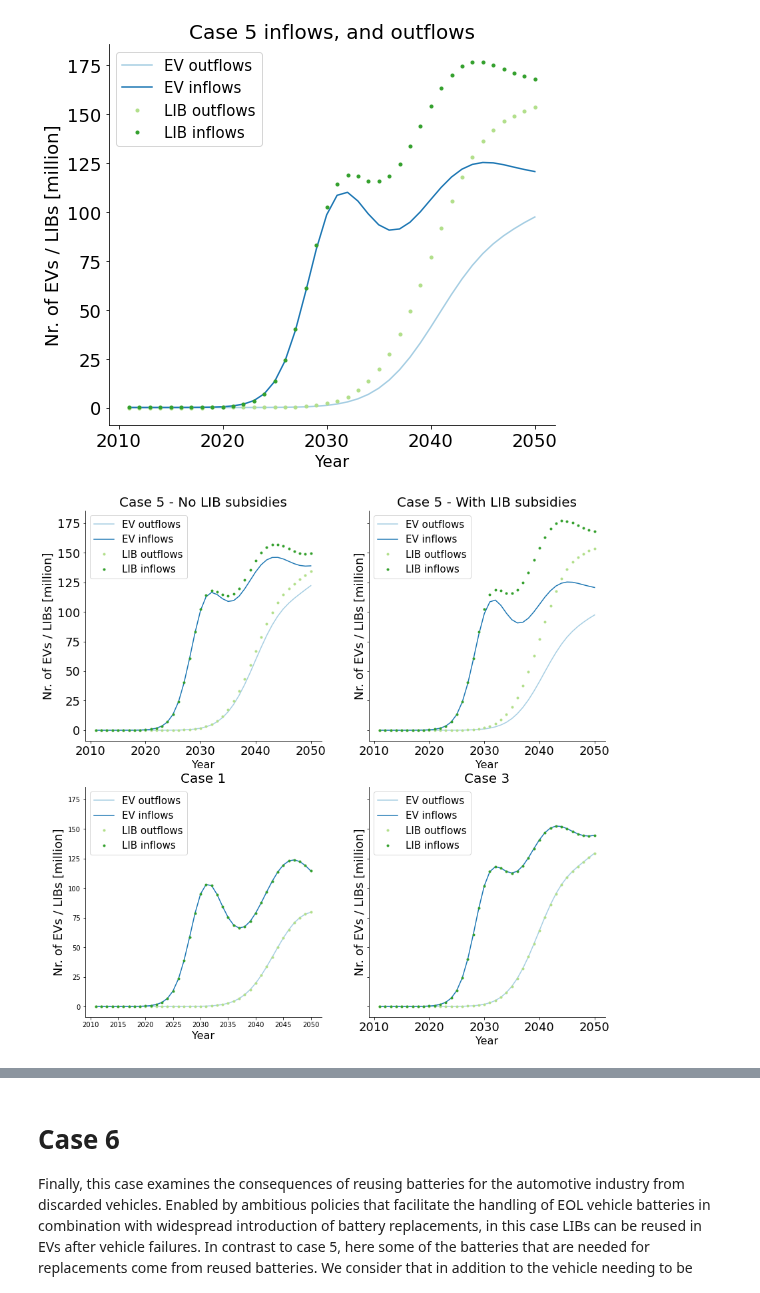
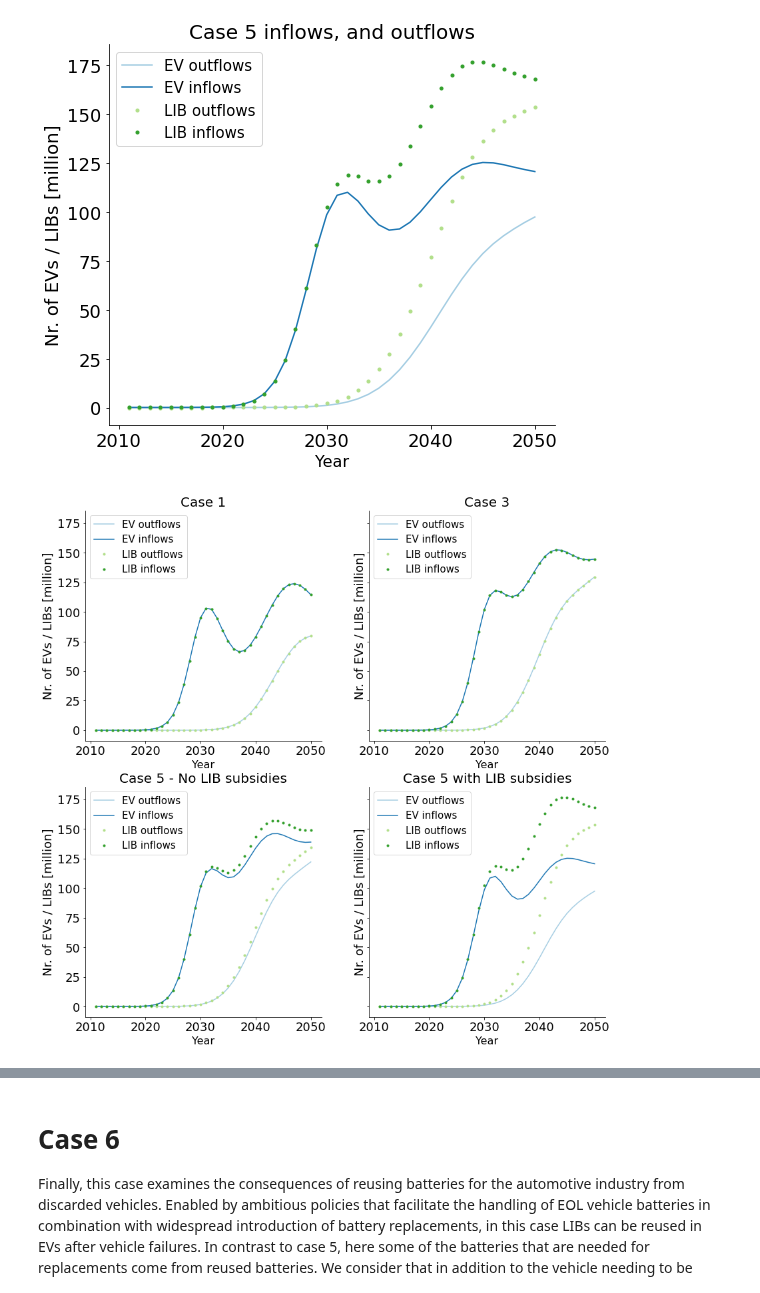
Before and after one commit to fernaag/product_component_model, a Jupyter notebook: case_study.ipynb, the cells around one changed output, grey strips where cells are left out. Cells and saved outputs as stored; diff of their text form; code cells hidden in the pictures.

Commit message:
fixed error case 6

```diff
--- a/case_study.ipynb
+++ b/case_study.ipynb
@@ -324,16 +324,20 @@ ax.tick_params(axis='both', which='major', labelsize=18)
 # %% [output]
 [figure]
 # %%
-replacement_coeff = 0.1
+## Compute model without replacements as in case 1
+# Define pcm
 Model = pcm.ProductComponentModel(t=time, s_pr=data, lt_pr={'Type': 'Normal', 'Mean': lt_pr, 'StdDev': sd_pr}, \
-        lt_cm={'Type': 'Normal', 'Mean': lt_cm, 'StdDev': sd_cm}, replacement_coeff=replacement_coeff)
-Model.case_5()
+        lt_cm={'Type': 'Normal', 'Mean': lt_cm, 'StdDev': sd_cm})
+Model.case_1()
 
 # Since we are using the total stock as a driver, we need to multiply the results with the BEV penetration shares
 Model.oc_pr = np.einsum('tc,c->tc', Model.oc_pr, shares.Share.values)
 Model.oc_cm = np.einsum('tc,c->tc', Model.oc_cm, shares.Share.values)
 Model.i_pr = Model.i_pr * shares.Share.values
 Model.i_cm = Model.i_cm * shares.Share.values
+
+
+
 
 fig, ax = plt.subplots(2,2, figsize=(14,14), sharey=True)
 ax[0,0].set_prop_cycle(custom_cycler)
@@ -349,18 +353,20 @@ right_side.set_visible(False)
 top = ax[0,0].spines["top"]
 top.set_visible(False)
 ax[0,0].legend(loc='upper left',prop={'size':15})
-ax[0,0].set_title('Case 5 - No LIB subsidies', fontsize=20)
+ax[0,0].set_title('Case 1', fontsize=20)
 ax[0,0].set_xlabel('Year',fontsize =16)
 #ax.set_ylim([0,5])
 ax[0,0].tick_params(axis='both', which='major', labelsize=18)
 
-## Compute model with subsidies
-# Define amount of time that the battery should still be useful for
-replacement_coeff = 0.5
+
+
+
+## Compute model without replacements as in case 3
 # Define pcm
 Model = pcm.ProductComponentModel(t=time, s_pr=data, lt_pr={'Type': 'Normal', 'Mean': lt_pr, 'StdDev': sd_pr}, \
-        lt_cm={'Type': 'Normal', 'Mean': lt_cm, 'StdDev': sd_cm}, replacement_coeff=replacement_coeff)
-Model.case_5()
+        lt_cm={'Type': 'Normal', 'Mean': lt_cm, 'StdDev': sd_cm})
+
+Model.case_3()
 
 # Since we are using the total stock as a driver, we need to multiply the results with the BEV penetration shares
 Model.oc_pr = np.einsum('tc,c->tc', Model.oc_pr, shares.Share.values)
@@ -381,16 +387,21 @@ right_side.set_visible(False)
 top = ax[0,1].spines["top"]
 top.set_visible(False)
 ax[0,1].legend(loc='upper left',prop={'size':15})
-ax[0,1].set_title('Case 5 - With LIB subsidies', fontsize=20)
+ax[0,1].set_title('Case 3', fontsize=20)
 ax[0,1].set_xlabel('Year',fontsize =16)
 #ax.set_ylim([0,5])
 ax[0,1].tick_params(axis='both', which='major', labelsize=18)
 
-## Compute model without replacements as in case 1
-# Define pcm
-Model = pcm.ProductComponentModel(t=time, s_pr=data, lt_pr={'Type': 'Normal', 'Mean': np.array([16]), 'StdDev': np.array([4])}, \
-        lt_cm={'Type': 'Normal', 'Mean': lt_cm, 'StdDev': sd_cm})
-Model.case_1()
+
+
+
+
+
+
+replacement_coeff = 0.1
+Model = pcm.ProductComponentModel(t=time, s_pr=data, lt_pr={'Type': 'Normal', 'Mean': lt_pr, 'StdDev': sd_pr}, \
+        lt_cm={'Type': 'Normal', 'Mean': lt_cm, 'StdDev': sd_cm}, replacement_coeff=replacement_coeff)
+Model.case_5()
 
 # Since we are using the total stock as a driver, we need to multiply the results with the BEV penetration shares
 Model.oc_pr = np.einsum('tc,c->tc', Model.oc_pr, shares.Share.values)
@@ -411,38 +422,46 @@ right_side.set_visible(False)
 top = ax[1,0].spines["top"]
 top.set_visible(False)
 ax[1,0].legend(loc='upper left',prop={'size':15})
-ax[1,0].set_title('Case 1', fontsize=20)
+ax[1,0].set_title('Case 5 - No LIB subsidies', fontsize=20)
 ax[1,0].set_xlabel('Year',fontsize =16)
 
-## Compute model without replacements as in case 3
+ax[1,0].tick_params(axis='both', which='major', labelsize=18)
+
+
+
+
+
+
+## Compute model with subsidies
+# Define amount of time that the battery should still be useful for
+replacement_coeff = 0.5
 # Define pcm
 Model = pcm.ProductComponentModel(t=time, s_pr=data, lt_pr={'Type': 'Normal', 'Mean': lt_pr, 'StdDev': sd_pr}, \
-        lt_cm={'Type': 'Normal', 'Mean': lt_cm, 'StdDev': sd_cm})
-
-Model.case_3()
+        lt_cm={'Type': 'Normal', 'Mean': lt_cm, 'StdDev': sd_cm}, replacement_coeff=replacement_coeff)
+Model.case_5()
 
 # Since we are using the total stock as a driver, we need to multiply the results with the BEV penetration shares
 Model.oc_pr = np.einsum('tc,c->tc', Model.oc_pr, shares.Share.values)
 Model.oc_cm = np.einsum('tc,c->tc', Model.oc_cm, shares.Share.values)
 Model.i_pr = Model.i_pr * shares.Share.values
 Model.i_cm = Model.i_cm * shares.Share.values
 
 ax[1,1].set_prop_cycle(custom_cycler)
 ax[1,1].plot(time,
         Model.oc_pr.sum(axis=1), label='EV outflows')
 ax[1,1].plot(Model.t, Model.i_pr, label='EV inflows')
 ax[1,1].plot(Model.t,
         Model.oc_cm.sum(axis=1), '.', label='LIB outflows')
 ax[1,1].plot(Model.t, Model.i_cm, '.', label='LIB inflows')
 ax[1,1].set_ylabel('Nr. of EVs / LIBs [million]',fontsize =18)
 right_side = ax[1,1].spines["right"]
 right_side.set_visible(False)
 top = ax[1,1].spines["top"]
 top.set_visible(False)
 ax[1,1].legend(loc='upper left',prop={'size':15})
-ax[1,1].set_title('Case 3', fontsize=20)
+ax[1,1].set_title('Case 5 with LIB subsidies', fontsize=20)
 ax[1,1].set_xlabel('Year',fontsize =16)
 #ax.set_ylim([0,5])
 ax[1,1].tick_params(axis='both', which='major', labelsize=18)
 # %% [output]
-[figure, old version]
+[figure, new version]
```
Also changed, not shown: parts of 16 cells of this notebook.
